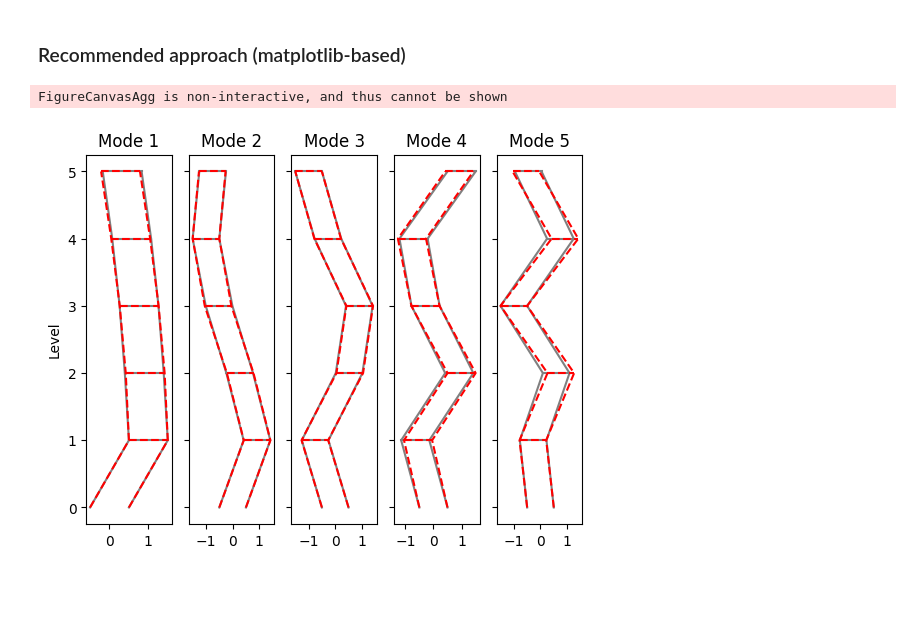
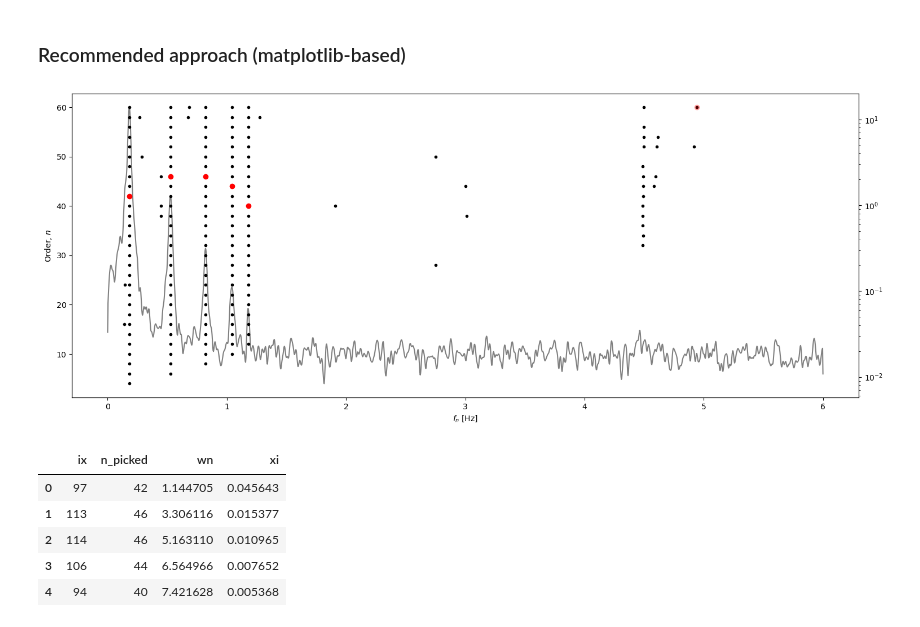
Before and after one commit to knutankv/koma, a Jupyter notebook: examples/Cov-SSI - Shear frame.ipynb, the cells around one changed output. Cells and saved outputs as stored; diff of their text form; code cells hidden in the pictures; blank space fills up the shorter version.

```diff
--- a/examples/Cov-SSI - Shear frame.ipynb
+++ b/examples/Cov-SSI - Shear frame.ipynb
@@ -176,13 +158,21 @@ FigureWidget({
 ### Recommended approach (matplotlib-based)
 # %%
 %matplotlib qt
-stab_plotter = koma.plot.StabPlotter(lambd_stab, orders_stab, phi=phi_stab, freq_unit='hz', damped_freq=False, annotate_hover=True)
+stab_plotter = koma.plot.StabPlotter(lambd_stab, orders_stab, phi=phi_stab, freq_unit='hz',
+                                     damped_freq=False, annotate_hover=True, psd_freq=f, psd_y=Pxx, log_psd_scale=True)
 fig = stab_plotter.get_fig()
 phi_sel, fn_sel, xi_sel = stab_plotter.phi, stab_plotter.fn, stab_plotter.xi
+df = stab_plotter.get_df()
-# %% [output]
-FigureCanvasAgg is non-interactive, and thus cannot be shown
-# %%
-display(fig)
-# %% [output]
-[figure, removed]
+# %%
+# Display results
+display(fig)
+display(df)
+# %% [output]
+[figure, added]
+|  | ix | n_picked | wn | xi |
+| 0 | 97 | 42 | 1.144705 | 0.045643 |
+| 1 | 113 | 46 | 3.306116 | 0.015377 |
+| 2 | 114 | 46 | 5.163110 | 0.010965 |
+| 3 | 106 | 44 | 6.564966 | 0.007652 |
+| 4 | 94 | 40 | 7.421628 | 0.005368 |
 # %%
```
Also changed, not shown: parts of 3 cells of this notebook, 3 other files.
